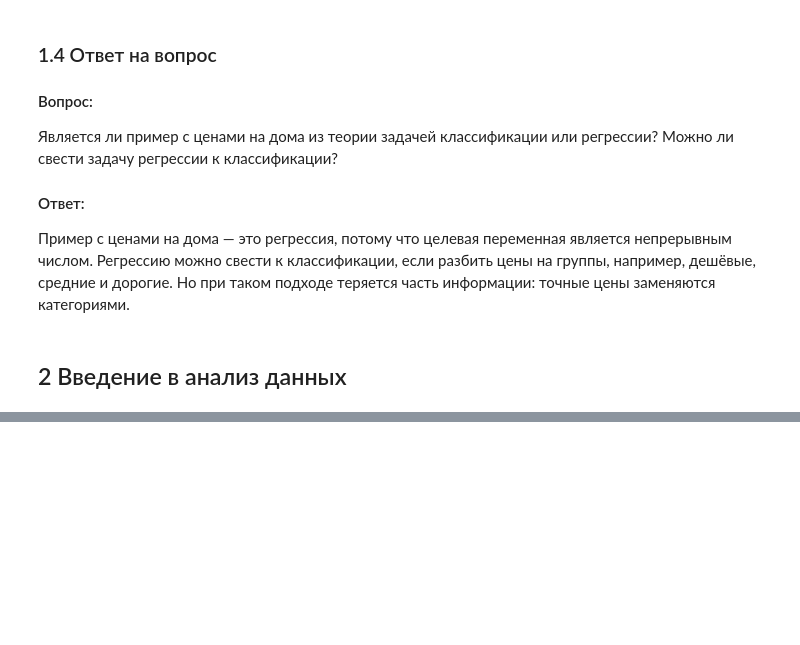
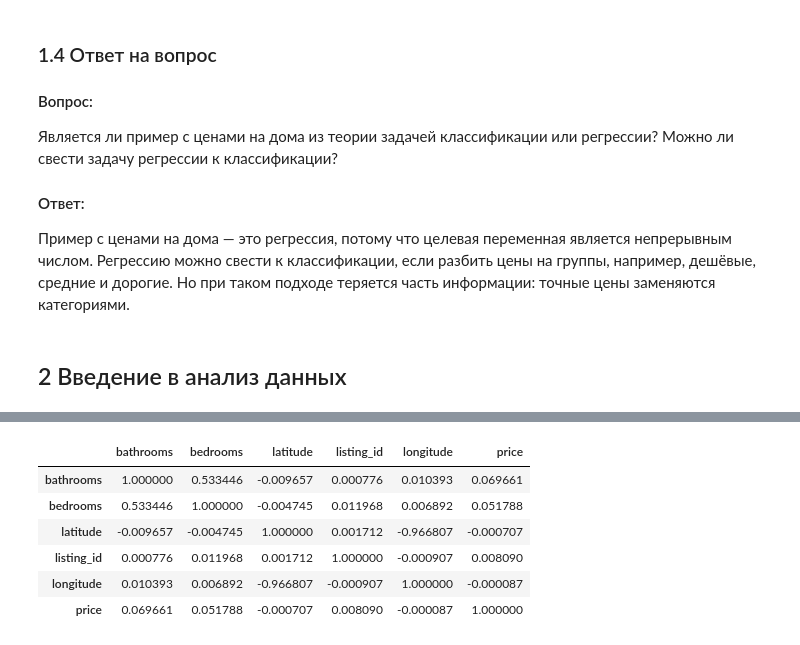
Before and after one commit to giperadmin/intro_in_ml_1, a Jupyter notebook: ML1_Introduction_jacquieb.ipynb, the cells around one changed output, grey strips where cells are left out. Drawn from its saved outputs; the diff is of its cells as text; code cells hidden in the pictures; blank space fills up the shorter version.

```diff
--- a/ML1_Introduction_jacquieb.ipynb
+++ b/ML1_Introduction_jacquieb.ipynb
@@ -109,0 +166,12 @@ train.json
+# %%
+# Считаем корреляции между числовыми признаками.
+numeric_corr = data.select_dtypes(include=np.number).corr(numeric_only=True)
+numeric_corr
+# %% [output]
+|  | bathrooms | bedrooms | latitude | listing_id | longitude | price |
+| bathrooms | 1.000000 | 0.533446 | -0.009657 | 0.000776 | 0.010393 | 0.069661 |
+| bedrooms | 0.533446 | 1.000000 | -0.004745 | 0.011968 | 0.006892 | 0.051788 |
+| latitude | -0.009657 | -0.004745 | 1.000000 | 0.001712 | -0.966807 | -0.000707 |
+| listing_id | 0.000776 | 0.011968 | 0.001712 | 1.000000 | -0.000907 | 0.008090 |
+| longitude | 0.010393 | 0.006892 | -0.966807 | -0.000907 | 1.000000 | -0.000087 |
+| price | 0.069661 | 0.051788 | -0.000707 | 0.008090 | -0.000087 | 1.000000 |
```
Also changed, not shown: parts of 13 cells of this notebook.
